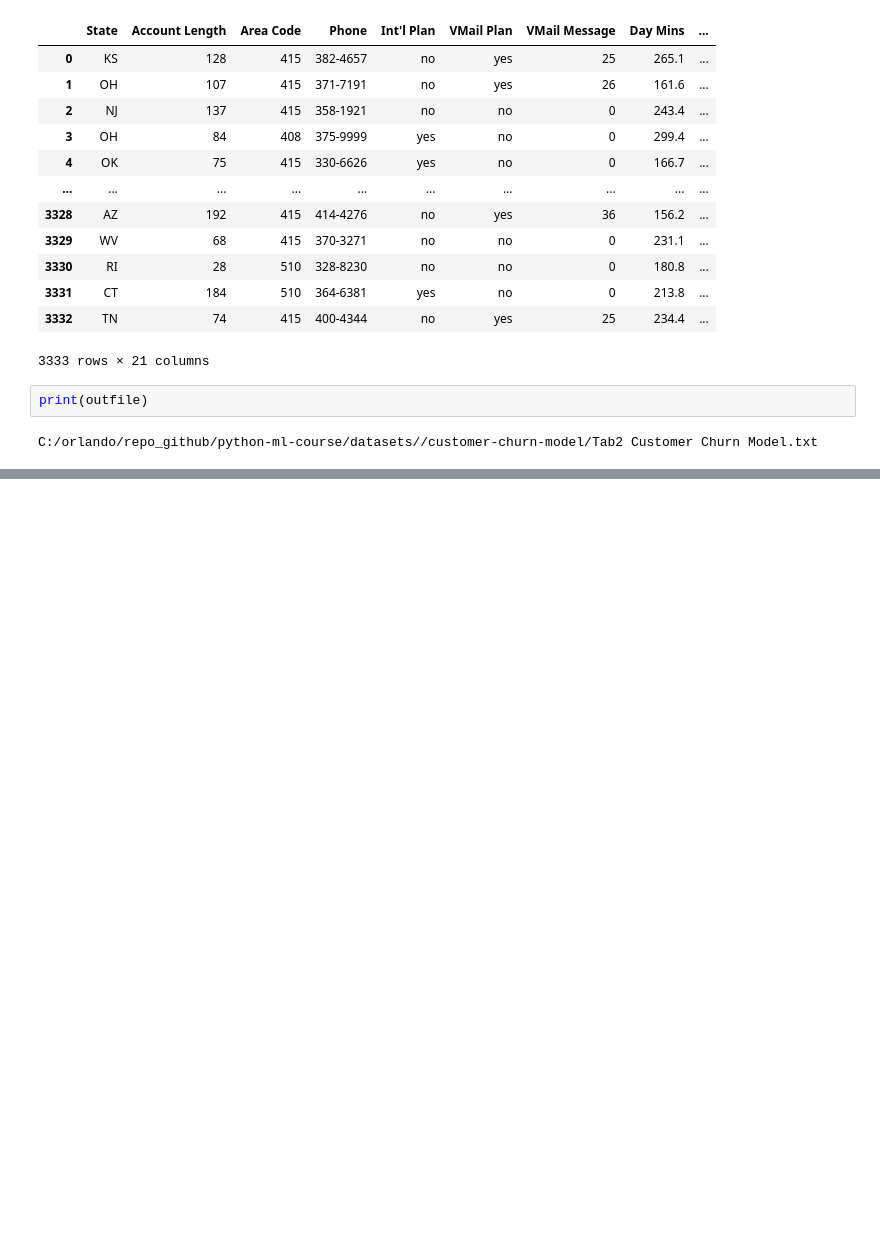
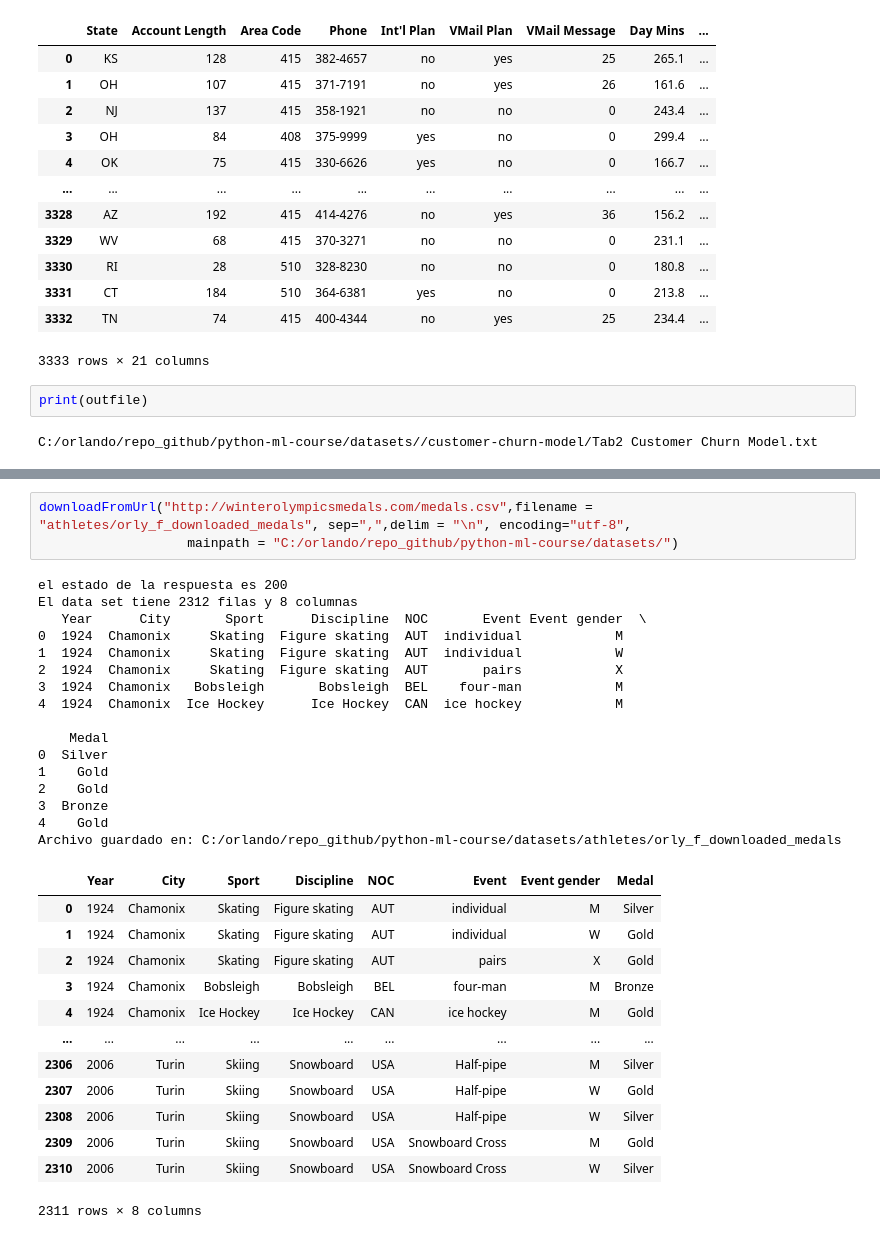
Before and after one commit to orlandochr/python-ml-course, a Jupyter notebook: datasets/notebooks/T1 - 1 - Titanic.ipynb, the cells around one changed output, grey strips where cells are left out. Cells and saved outputs as stored; diff of their text form; blank space fills up the shorter version.

```diff
--- a/datasets/notebooks/T1 - 1 - Titanic.ipynb
+++ b/datasets/notebooks/T1 - 1 - Titanic.ipynb
@@ -199,0 +456,33 @@ C:/orlando/repo_github/python-ml-course/datasets//customer-churn-model/Tab2 Cust
+# %%
+downloadFromUrl("http://winterolympicsmedals.com/medals.csv",filename = "athletes/orly_f_downloaded_medals", sep=",",delim = "\n", encoding="utf-8",
+                   mainpath = "C:/orlando/repo_github/python-ml-course/datasets/")
+# %% [output]
+el estado de la respuesta es 200
+El data set tiene 2312 filas y 8 columnas
+   Year      City       Sport      Discipline  NOC       Event Event gender  \
+0  1924  Chamonix     Skating  Figure skating  AUT  individual            M
+1  1924  Chamonix     Skating  Figure skating  AUT  individual            W
+2  1924  Chamonix     Skating  Figure skating  AUT       pairs            X
+3  1924  Chamonix   Bobsleigh       Bobsleigh  BEL    four-man            M
+4  1924  Chamonix  Ice Hockey      Ice Hockey  CAN  ice hockey            M
+
+    Medal
+0  Silver
+1    Gold
+2    Gold
+3  Bronze
+4    Gold
+Archivo guardado en: C:/orlando/repo_github/python-ml-course/datasets/athletes/orly_f_downloaded_medals
+|  | Year | City | Sport | Discipline | NOC | Event | Event gender | Medal |
+| 0 | 1924 | Chamonix | Skating | Figure skating | AUT | individual | M | Silver |
+| 1 | 1924 | Chamonix | Skating | Figure skating | AUT | individual | W | Gold |
+| 2 | 1924 | Chamonix | Skating | Figure skating | AUT | pairs | X | Gold |
+| 3 | 1924 | Chamonix | Bobsleigh | Bobsleigh | BEL | four-man | M | Bronze |
+| 4 | 1924 | Chamonix | Ice Hockey | Ice Hockey | CAN | ice hockey | M | Gold |
+| ... | ... | ... | ... | ... | ... | ... | ... | ... |
+| 2306 | 2006 | Turin | Skiing | Snowboard | USA | Half-pipe | M | Silver |
+| 2307 | 2006 | Turin | Skiing | Snowboard | USA | Half-pipe | W | Gold |
+| 2308 | 2006 | Turin | Skiing | Snowboard | USA | Half-pipe | W | Silver |
+| 2309 | 2006 | Turin | Skiing | Snowboard | USA | Snowboard Cross | M | Gold |
+| 2310 | 2006 | Turin | Skiing | Snowboard | USA | Snowboard Cross | W | Silver |
+2311 rows × 8 columns
```
Also changed, not shown: parts of 23 cells of this notebook, 11 other files.
